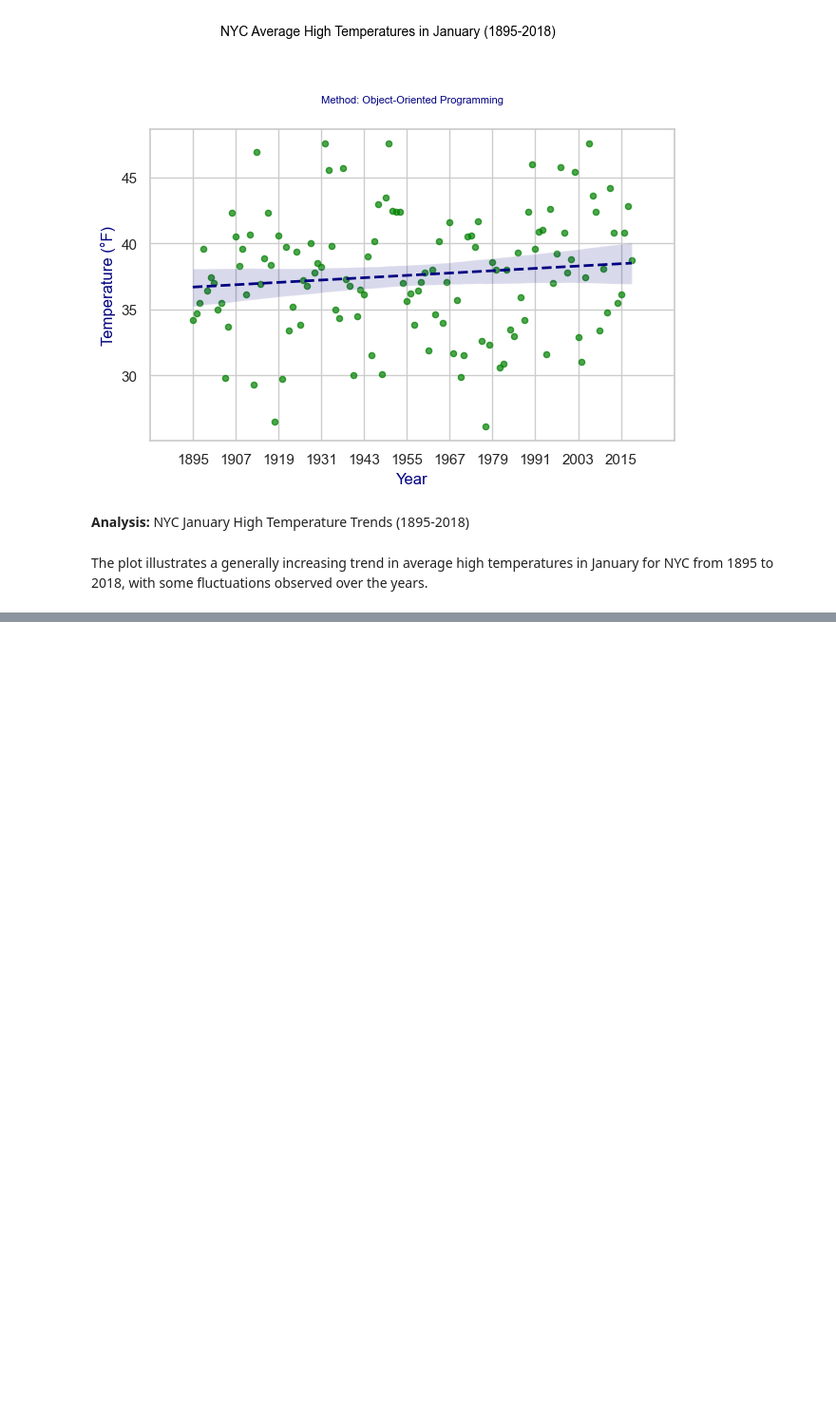
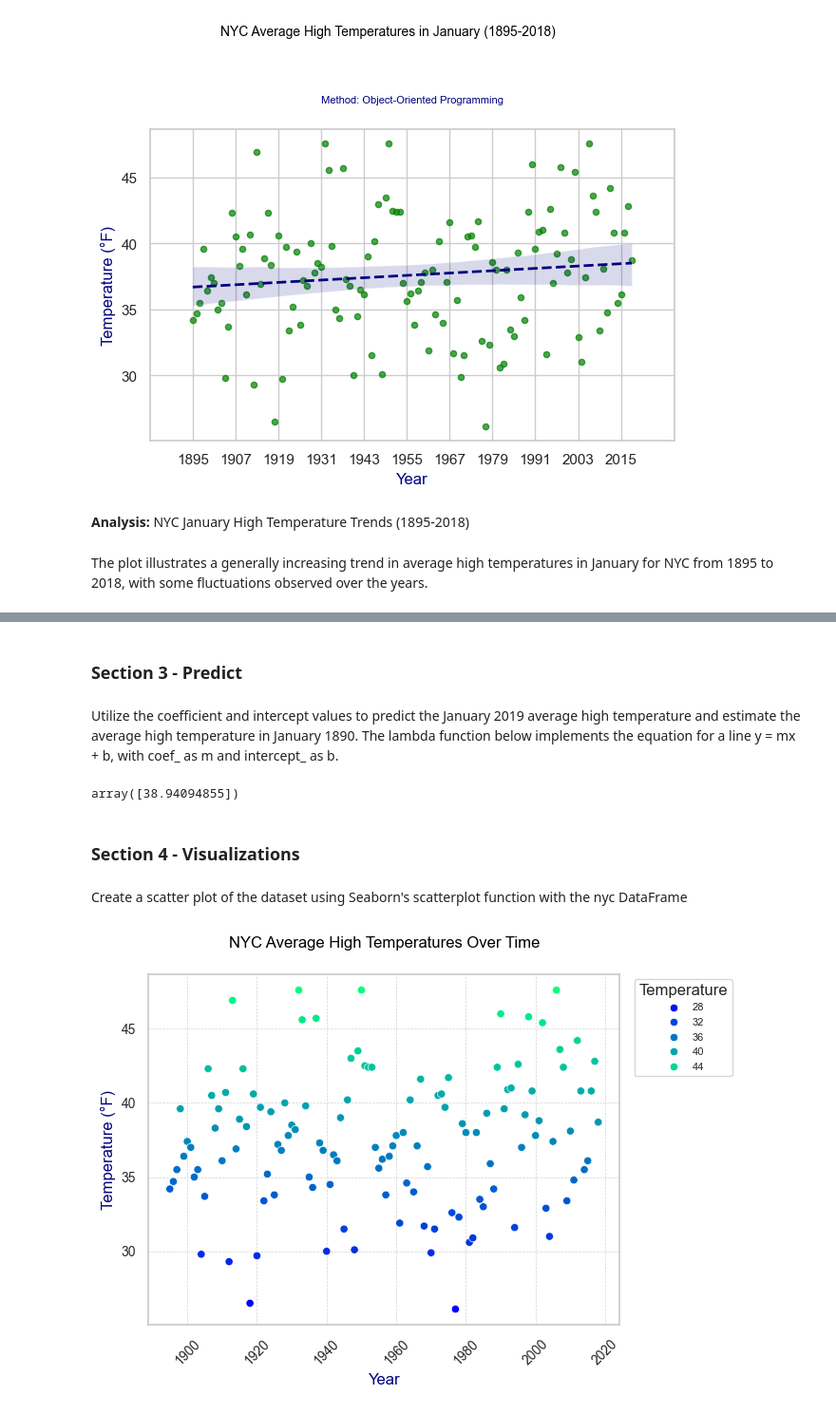
Before and after one commit to Tesfamariam100/datafun-07-applied, a Jupyter notebook: Tesfamariam_ml.ipynb, the cells around one changed output, grey strips where cells are left out. Shown: that part at 95% size. Drawn from its saved outputs; the diff is of its cells as text; code cells hidden in the pictures; blank space fills up the shorter version.

```diff
--- a/Tesfamariam_ml.ipynb
+++ b/Tesfamariam_ml.ipynb
@@ -202,0 +265,40 @@ The plot illustrates a generally increasing trend in average high temperatures i
+# %% [markdown]
+### Section 3 - Predict
+# %% [markdown]
+Utilize the coefficient and intercept values to predict the January 2019 average high temperature and estimate the average high temperature in January 1890. The lambda function below implements the equation for a line y = mx + b, with coef_ as m and intercept_ as b.
+# %%
+predict = (lambda x: linear_regression.coef_ * x +
+    linear_regression.intercept_)
+predict(2024)
+# %% [output]
+array([38.94094855])
+# %% [markdown]
+### Section 4 - Visualizations
+# %% [markdown]
+Create a scatter plot of the dataset using Seaborn's scatterplot function with the nyc DataFrame
+# %%
+import seaborn as sns
+import matplotlib.pyplot as plt
+
+# Create the scatter plot with custom elements
+axes = sns.scatterplot(data=nyc, x='Date', y='Temperature', hue='Temperature', palette='winter')
+
+# Set title and labels
+plt.title('NYC Average High Temperatures Over Time', fontsize=12, color='Black', pad=20)
+plt.xlabel('Year', fontsize=12, color='navy')
+plt.ylabel('Temperature (°F)', fontsize=12, color='navy')
+
+# Add gridlines
+plt.grid(color='lightgray', linestyle='--', linewidth=0.5)
+
+# Customize ticks
+plt.xticks(fontsize=10, rotation=45)
+plt.yticks(fontsize=10)
+
+# Show legend with adjusted parameters
+plt.legend(title='Temperature', loc='upper right', fontsize=8, bbox_to_anchor=(1.25, 1))
+
+# Show plot
+plt.show()
+# %% [output]
+[figure, added]
```
Also changed, not shown: parts of 15 cells of this notebook.
